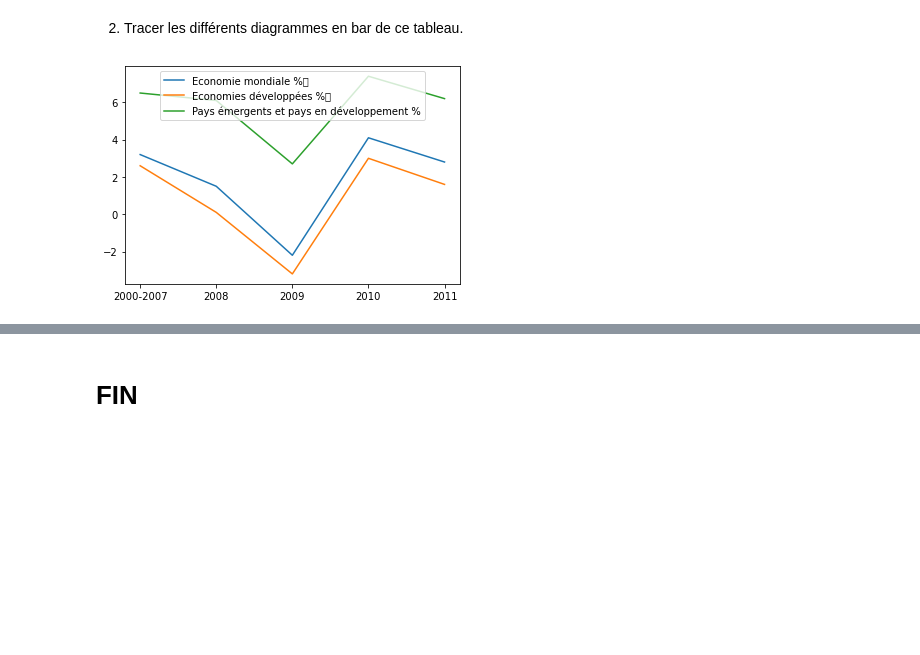
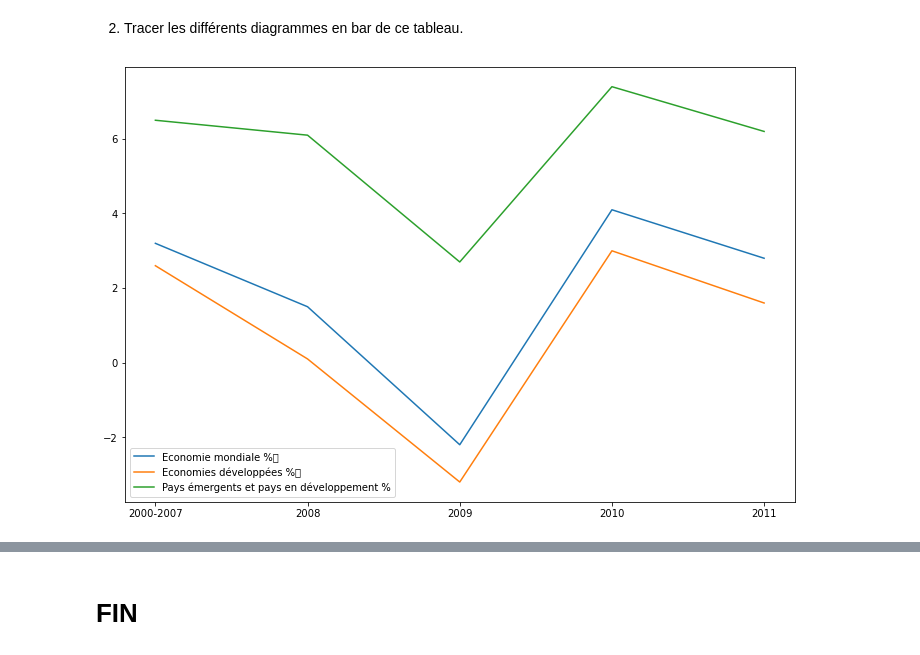
Before and after one commit to Ousoka/Cas_Pratique2, a Jupyter notebook: Cas_Pratique2.ipynb, the cells around one changed output, grey strips where cells are left out. Drawn from its saved outputs; the diff is of its cells as text; code cells hidden in the pictures; blank space fills up the shorter version.

```diff
--- a/Cas_Pratique2.ipynb
+++ b/Cas_Pratique2.ipynb
@@ -356,20 +368,21 @@ Le tableau ci-dessous illustre la croissance de la production en pourcentage dan
 # %%
 #question_1
 
 import matplotlib.pyplot as plt
 import numpy as np
 import pandas as pd
+fig1,ax1=plt.subplots(figsize=(12,8))
 annee=["2000-2007","2008","2009","2010","2011"]
 Economie_mondiale = [3.2,1.5,-2.2,4.1,2.8]
 Economies_developpees =[2.6,0.1,-3.2,3,1.6]
 Pays_emergents_et_pays_en_developpement=[6.5,6.1,2.7,7.4,6.2]
 plt.plot(annee,Economie_mondiale,label="Economie mondiale %	")
 plt.plot(annee,Economies_developpees,label="Economies développées %	")
 plt.plot(annee,Pays_emergents_et_pays_en_developpement,label="Pays émergents et pays en développement %")
 plt.legend()
 plt.show()
 # %% [output]
-[figure, old version]
+[figure, new version]
 # %%
 #question_2
 
```
Also changed, not shown: parts of 7 cells of this notebook.
